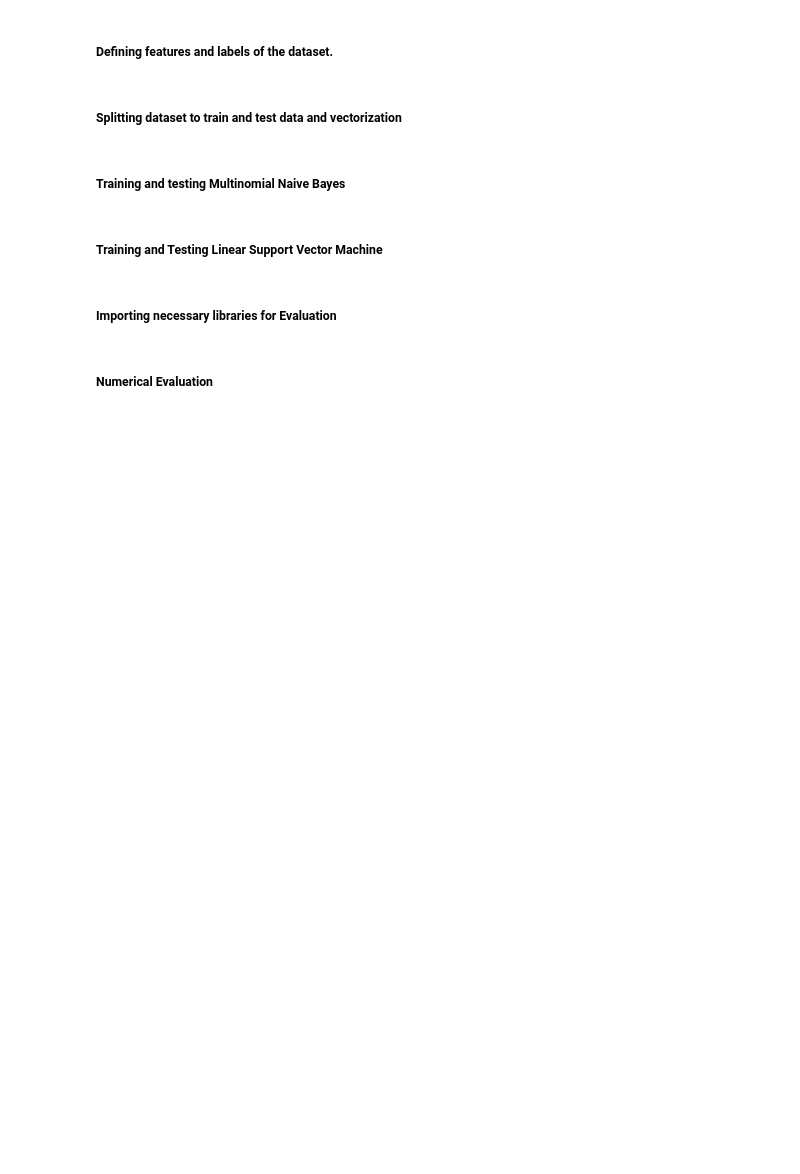
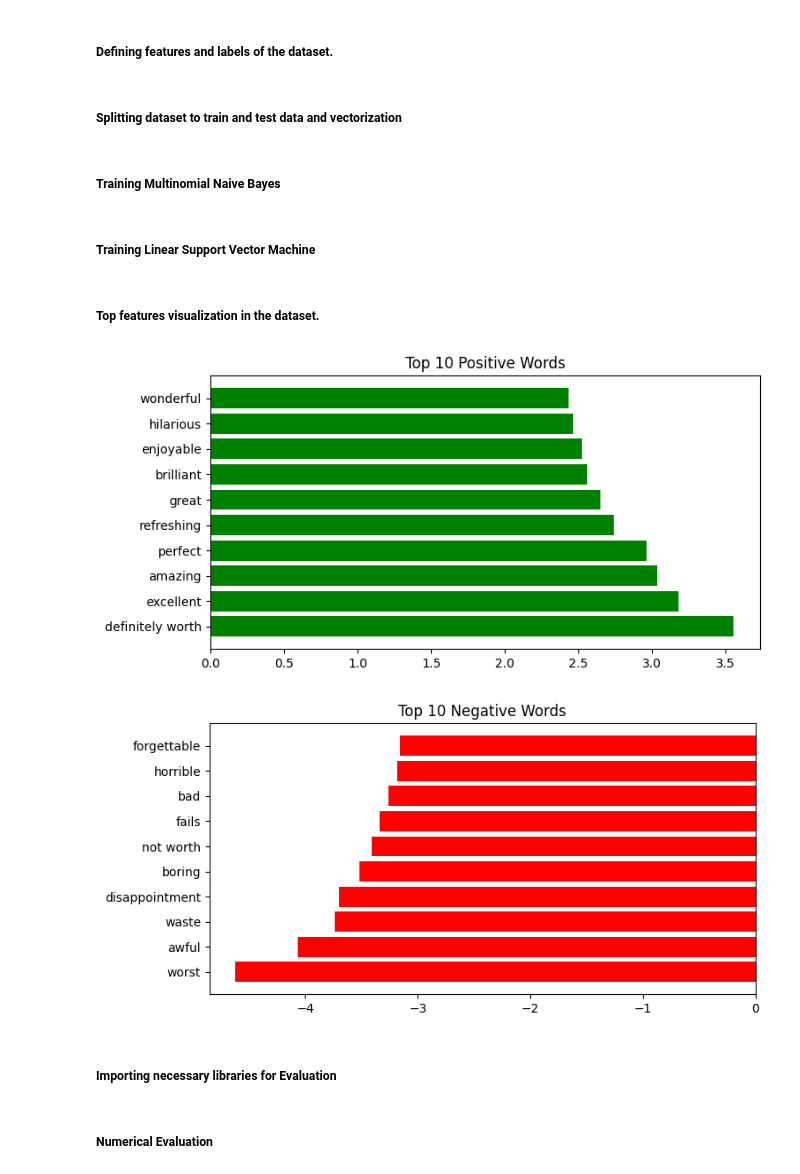
Before and after one commit to sugam-sm/Natural-Language-Processing-Algorithms, a Jupyter notebook: code.ipynb, the cells around one changed output. Cells and saved outputs as stored; diff of their text form; code cells hidden in the pictures; blank space fills up the shorter version.

```diff
--- a/code.ipynb
+++ b/code.ipynb
@@ -240,7 +278,7 @@ vectorizer = TfidfVectorizer(max_features=5000)
 X_train_vectors = vectorizer.fit_transform(X_train)
 X_test_vectors = vectorizer.transform(X_test)
 # %% [markdown]
-##### Training and testing Multinomial Naive Bayes
+##### Training Multinomial Naive Bayes
 # %%
 # Multinomial Naive Bayes is a a probabilistic classification algorithm that models the frequency of words using probability.
 # importing MultinomialNB from sklearn.naive_bayes.
@@ -253,7 +291,7 @@ NBModel.fit(X_train_vectors, y_train)
 # testing the model using the test data.
 nb_pred = NBModel.predict(X_test_vectors)
 # %% [markdown]
-##### Training and Testing Linear Support Vector Machine
+##### Training Linear Support Vector Machine
 # %%
 # Support Vector Machine (SVM) is a supervised machine learning algorithm used for classification tasks.
 # importing LinearSVC from sklearn.svm
@@ -265,6 +303,30 @@ SVMModel = LinearSVC()
 SVMModel.fit(X_train_vectors, y_train)
 # testing the svm model using the test data.
 svm_pred = SVMModel.predict(X_test_vectors)
+# %% [markdown]
+##### Top features visualization in the dataset.
+# %%
+words = vectorizer.get_feature_names_out()
+scores = SVMModel.coef_[0]
+word_table = pd.DataFrame({'word': words, 'score': scores})
+
+top_pos = word_table.nlargest(10, 'score')
+top_neg = word_table.nsmallest(10, 'score')
+
+# Plotting Positive Words
+plt.figure(figsize=(8, 4))
+plt.barh(top_pos['word'], top_pos['score'], color='green')
+plt.title("Top 10 Positive Words")
+plt.show()
+
+# Plotting Negative Words
+plt.figure(figsize=(8, 4))
+plt.barh(top_neg['word'], top_neg['score'], color='red')
+plt.title("Top 10 Negative Words")
+plt.show()
+# %% [output]
+[figure, added]
+[figure, added]
 # %% [markdown]
 ##### Importing necessary libraries for Evaluation
 # %%
```
Also changed, not shown: parts of 31 cells of this notebook.
